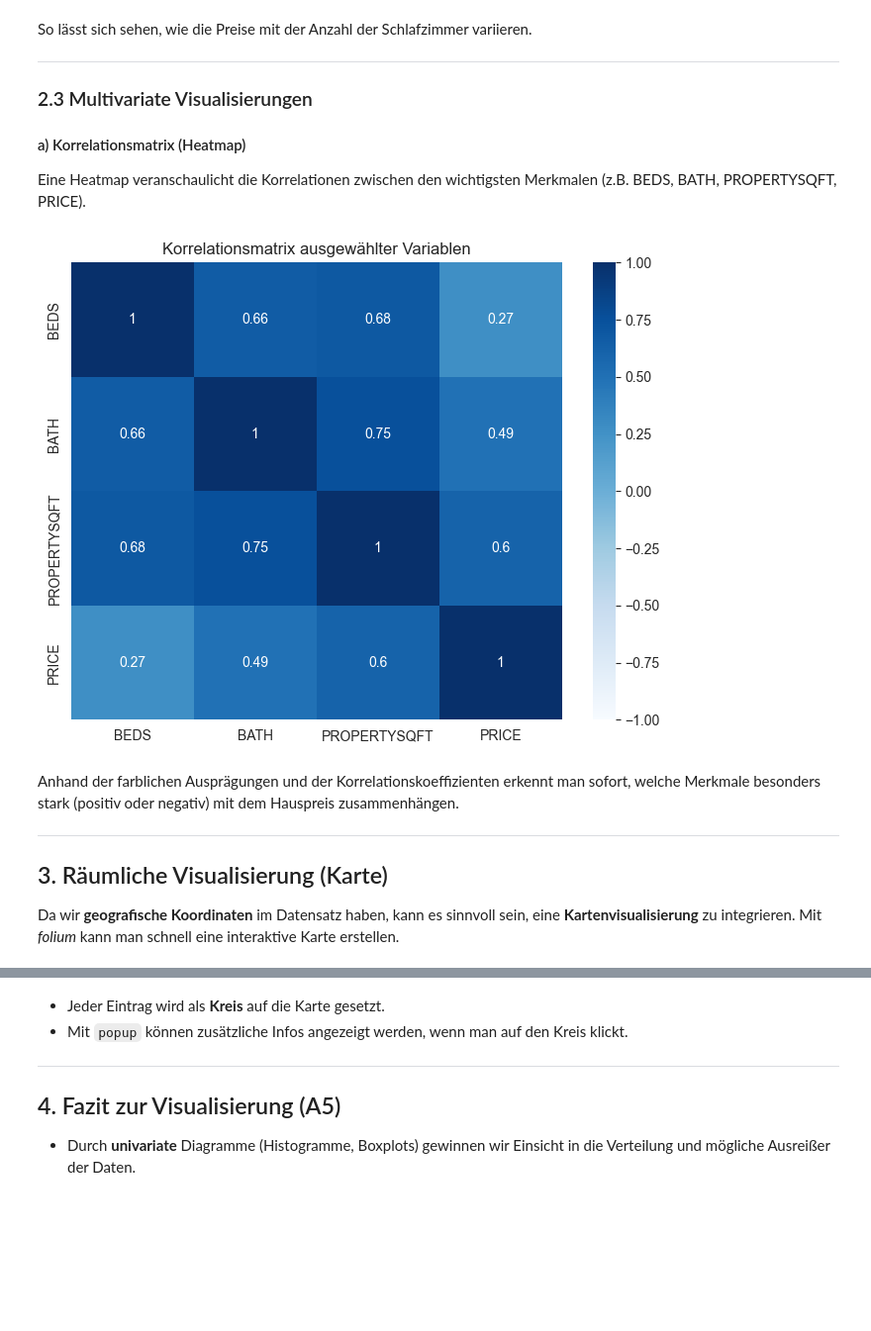
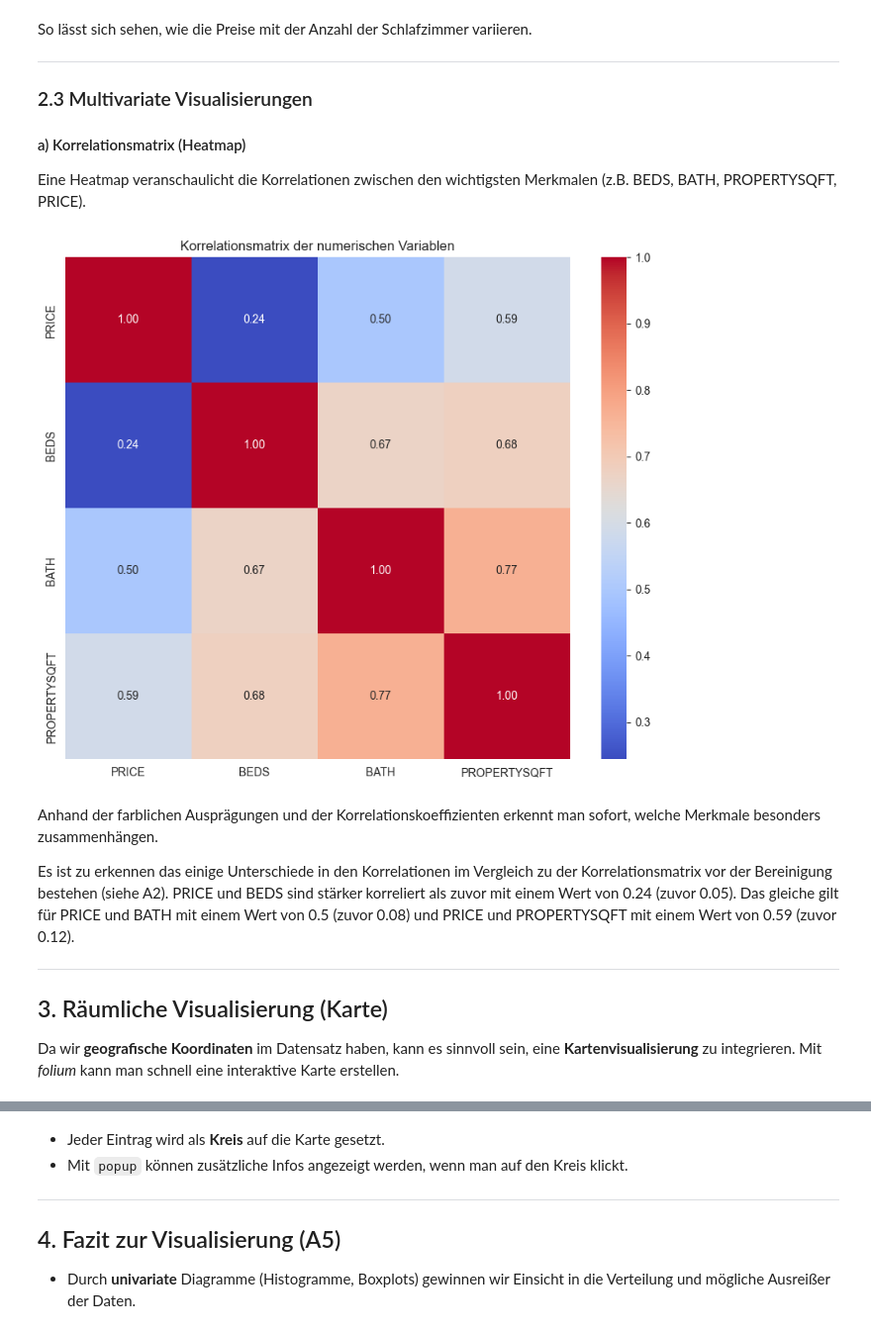
Before and after one commit to Velt1/DASC, a Jupyter notebook: CS22_1_Fritsche_Kossowski.ipynb, the cells around one changed output, grey strips where cells are left out. Shown at 99% size. Cells and saved outputs as stored; diff of their text form; code cells hidden in the pictures; blank space fills up the shorter version.

```diff
--- a/CS22_1_Fritsche_Kossowski.ipynb
+++ b/CS22_1_Fritsche_Kossowski.ipynb
@@ -782,0 +788,6 @@ Es ist deutlich zu erkennen das Häuser („House“) im Allgemeinen teurer sind
+# %%
+# Badezimmer mit Nachkommastellen auf ganze Zahlen runden
+final_data['BATH'] = final_data['BATH'].apply(lambda x: int(x) if x.is_integer() and x <= 5 else None)
+
+# Entfernen von None-Werten (z.B. > 5 Badezimmer oder Dezimalstellen)
+final_data = final_data[final_data['BATH'].notnull()]
@@ -803,17 +817,17 @@ So lässt sich sehen, wie die Preise mit der Anzahl der Schlafzimmer variieren.
 
 Eine Heatmap veranschaulicht die Korrelationen zwischen den wichtigsten Merkmalen (z.B. BEDS, BATH, PROPERTYSQFT, PRICE).
 # %%
-corr_cols = ["BEDS", "BATH", "PROPERTYSQFT", "PRICE"]
-corr_matrix = final_data[corr_cols].corr()
-
-plt.figure(figsize=(8, 6))
-sns.heatmap(corr_matrix, annot=True, cmap="Blues", vmin=-1, vmax=1)
-plt.title("Korrelationsmatrix ausgewählter Variablen")
+plt.figure(figsize=(10, 8))
+correlation_matrix = final_data[['PRICE', 'BEDS', 'BATH', 'PROPERTYSQFT']].corr()
+sns.heatmap(correlation_matrix, annot=True, cmap='coolwarm', fmt='.2f')
+plt.title("Korrelationsmatrix der numerischen Variablen")
 plt.show()
 # %% [output]
-[figure, old version]
+[figure, new version]
 # %% [markdown]
-Anhand der farblichen Ausprägungen und der Korrelationskoeffizienten erkennt man sofort, welche Merkmale besonders stark (positiv oder negativ) mit dem Hauspreis zusammenhängen.
+Anhand der farblichen Ausprägungen und der Korrelationskoeffizienten erkennt man sofort, welche Merkmale besonders zusammenhängen.
+
+Es ist zu erkennen das einige Unterschiede in den Korrelationen im Vergleich zu der Korrelationsmatrix vor der Bereinigung bestehen (siehe A2). PRICE und BEDS sind stärker korreliert als zuvor mit einem Wert von 0.24 (zuvor 0.05). Das gleiche gilt für PRICE und BATH mit einem Wert von 0.5 (zuvor 0.08) und PRICE und PROPERTYSQFT mit einem Wert von 0.59 (zuvor 0.12).
 
 ---
 ## 3. Räumliche Visualisierung (Karte)
```
Also changed, not shown: parts of 9 cells of this notebook.
